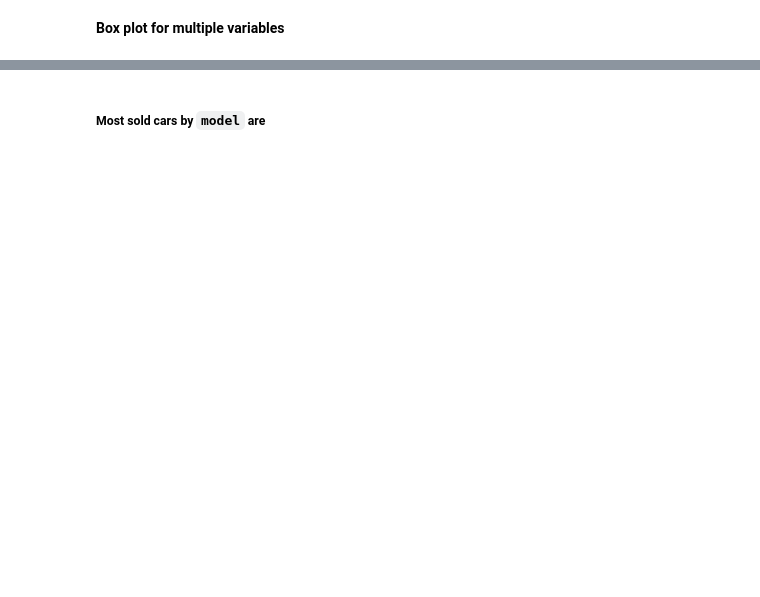
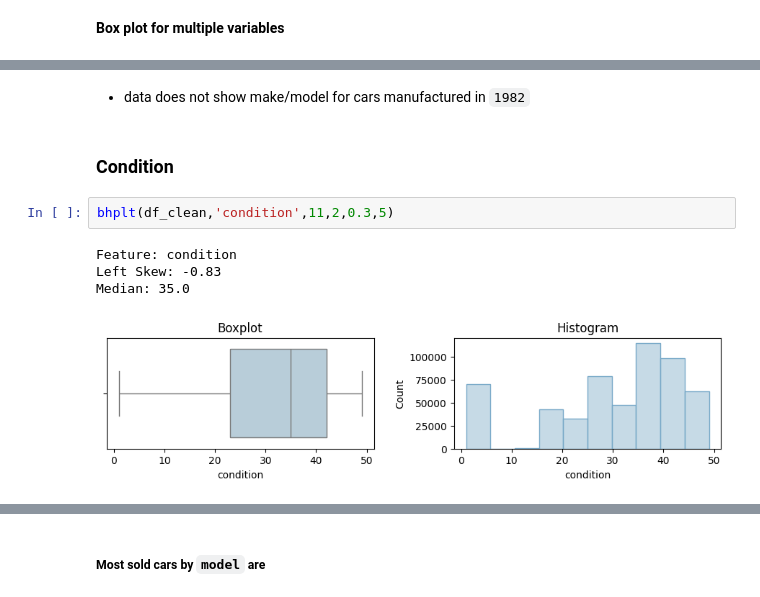
Before and after one commit to aprilhong/vehiclesales, a Jupyter notebook: vehiclesales.ipynb, the cells around one changed output, grey strips where cells are left out. Drawn from its saved outputs; the diff is of its cells as text; blank space fills up the shorter version.

```diff
--- a/vehiclesales.ipynb
+++ b/vehiclesales.ipynb
@@ -1476,0 +1256,11 @@ Name: proportion, dtype: float64
+# %% [markdown]
+- data does not show make/model for cars manufactured in `1982`
+# %% [markdown]
+### Condition
+# %%
+bhplt(df_clean,'condition',11,2,0.3,5)
+# %% [output]
+Feature: condition
+Left Skew: -0.83
+Median: 35.0
+[figure, added]
```
Also changed, not shown: parts of 187 cells of this notebook, 3 other files.
